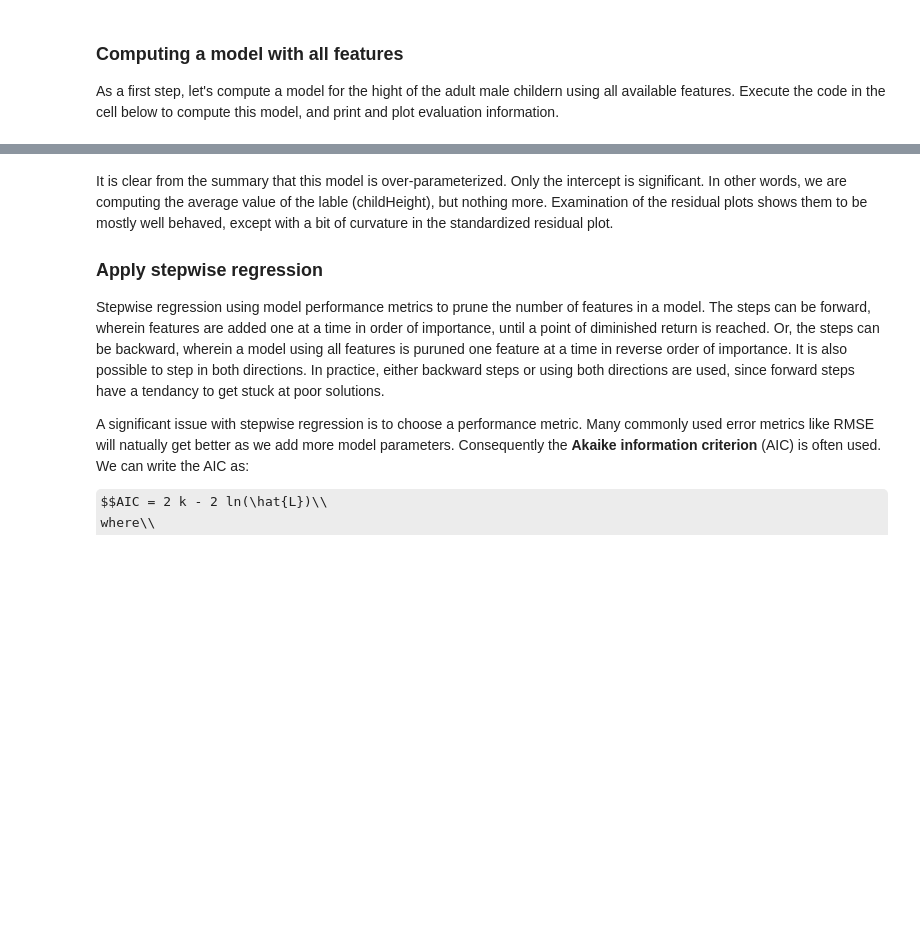
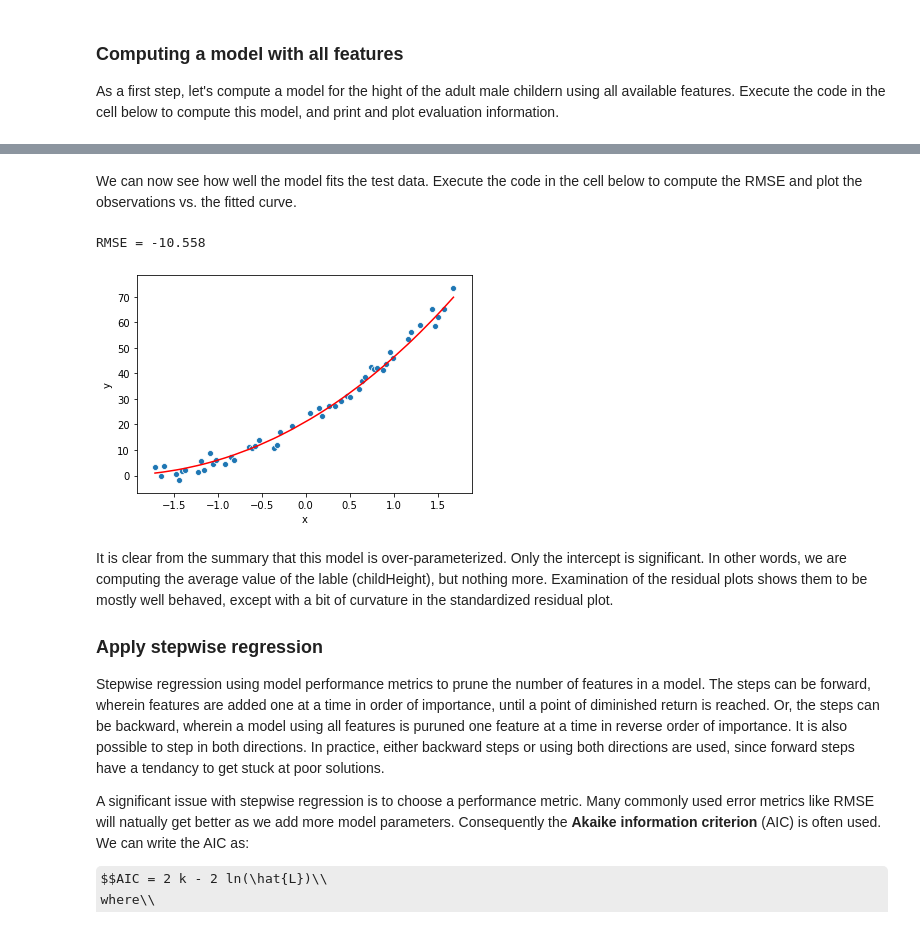
Before and after one commit to StephenElston/DataScience410, a Jupyter notebook: Lecture7/Regression2.ipynb, the cells around one changed output, grey strips where cells are left out. Drawn from its saved outputs; the diff is of its cells as text; code cells hidden in the pictures; some formulas as TeX source; blank space fills up the shorter version.

```diff
--- a/Lecture7/Regression2.ipynb
+++ b/Lecture7/Regression2.ipynb
@@ -169,0 +71,17 @@ Warnings:
+# %%
+# Create a scale function for a column in a pandas df
+def scale(col):
+    mean_col = np.mean(col)
+    sd_col = np.std(col)
+    std = (col - mean_col) / sd_col
+    return std
+
+## Create polynomial features
+sim_data['x_square'] = np.square(sim_data.x)
+sim_data['x_cube'] = np.multiply(sim_data.x, sim_data.x_square)
+
+## Scale the features
+for col in ['x','x_square','x_cube']:
+    sim_data[col] = scale(sim_data[col])
+
+sim_data.head(10)
@@ -170,3 +177,19 @@ Warnings:
+# %% [markdown]
+We can now see how well the model fits the test data. Execute the code in the cell below to compute the RMSE and plot the observations vs. the fitted curve.
+# %%
+def plot_ols(df, model, features):
+    ## Compute the predicted values and residuals
+    df['predicted'] =  ols_model_1.predict(df[features])
+    df['resids'] = np.subtract(df.predicted, df.y)
+    print('RMSE = %6.3f' % (np.sum(df.resids)))
+    ## display the plot
+    ax = sns.lineplot(x='x', y='predicted', data=df, color='red')
+    sns.scatterplot(x='x', y='y', data=df, ax=ax)
+
+plot_ols(sim_data_test, ols_model_1, ['x','x_square','x_cube'])
+# %% [output]
+RMSE = -10.558
+[figure, added]
 # %% [markdown]
 It is clear from the summary that this model is over-parameterized. Only the intercept is significant. In other words, we are computing the average value of the lable (childHeight), but nothing more. Examination of the residual plots shows them to be mostly well behaved, except with a bit of curvature in the standardized residual plot.
 
```
Also changed, not shown: parts of 21 cells of this notebook.
